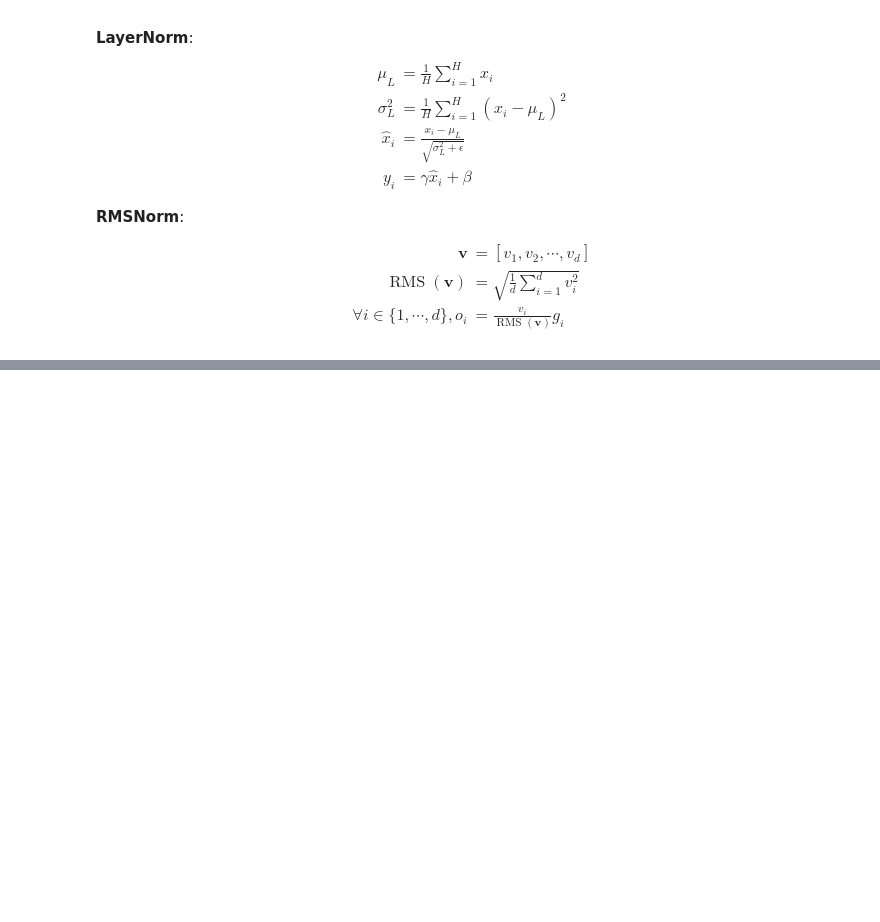
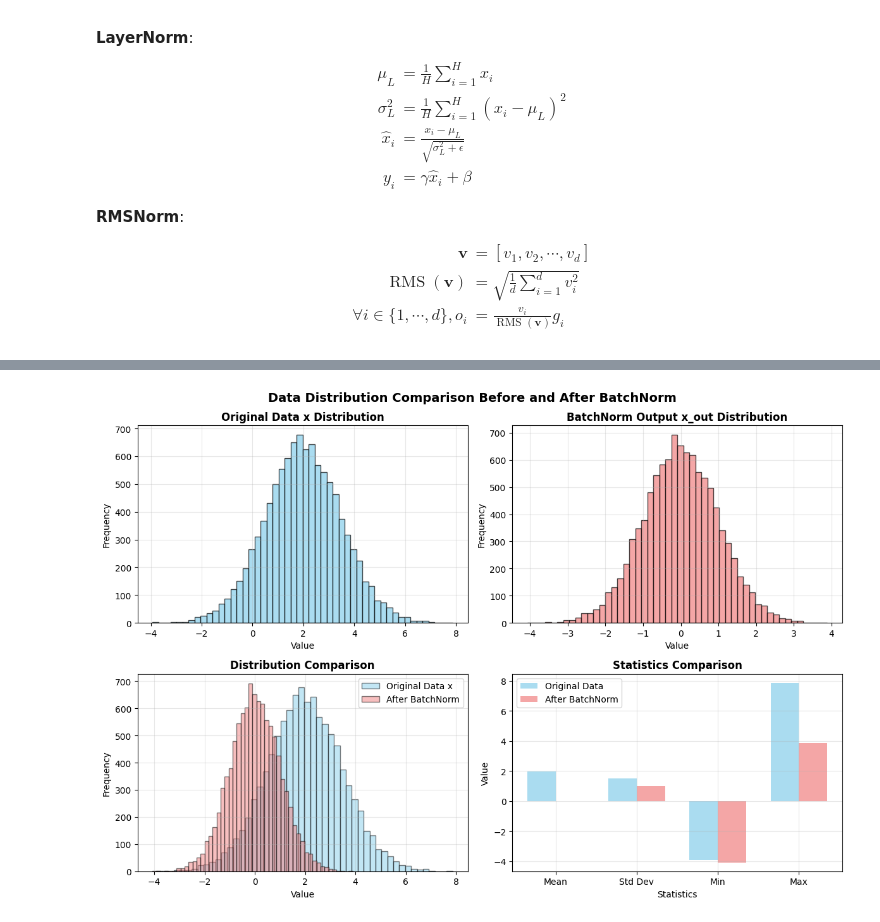
Before and after one commit to KLGR123/KLGR123.github.io, a Jupyter notebook: assets/jupyter/modern-arch/norm.ipynb, the cells around one changed output, grey strips where cells are left out. Saved outputs shown, nothing was run; the diff lists cells and outputs as text; code cells hidden in the pictures; blank space fills up the shorter version.

```diff
--- a/assets/jupyter/modern-arch/norm.ipynb
+++ b/assets/jupyter/modern-arch/norm.ipynb
@@ -132,0 +32,9 @@ Variance after BatchNorm: 1.052619
+# %%
+import torch
+import torch.nn as nn
+
+batch_size = 2
+seq_len = 10
+hidden_dim = 512
+
+x = torch.randn(batch_size, seq_len, hidden_dim) * 1.5 + 2.0
@@ -132,0 +48,4 @@ Variance after BatchNorm: 1.052619
+# %%
+layer_norm = nn.LayerNorm(hidden_dim)
+x_out = layer_norm(x)
+x_out.shape
@@ -132,0 +54,76 @@ Variance after BatchNorm: 1.052619
+# %%
+import matplotlib.pyplot as plt
+import numpy as np
+
+fig, axes = plt.subplots(2, 2, figsize=(12, 8))
+
+# Original data x distribution
+x_flat = x.flatten().detach().numpy()
+axes[0, 0].hist(x_flat, bins=50, alpha=0.7, color='skyblue', edgecolor='black')
+axes[0, 0].set_title('Original Data x Distribution', fontsize=12, fontweight='bold')
+axes[0, 0].set_xlabel('Value')
+axes[0, 0].set_ylabel('Frequency')
+axes[0, 0].grid(True, alpha=0.3)
+
+# BatchNorm output x_out distribution
+x_bn_flat = x_out.flatten().detach().numpy()
+axes[0, 1].hist(x_bn_flat, bins=50, alpha=0.7, color='lightcoral', edgecolor='black')
+axes[0, 1].set_title('BatchNorm Output x_out Distribution', fontsize=12, fontweight='bold')
+axes[0, 1].set_xlabel('Value')
+axes[0, 1].set_ylabel('Frequency')
+axes[0, 1].grid(True, alpha=0.3)
+
+# Distribution comparison
+axes[1, 0].hist(x_flat, bins=50, alpha=0.5, color='skyblue', label='Original Data x', edgecolor='black')
+axes[1, 0].hist(x_bn_flat, bins=50, alpha=0.5, color='lightcoral', label='After BatchNorm', edgecolor='black')
+axes[1, 0].set_title('Distribution Comparison', fontsize=12, fontweight='bold')
+axes[1, 0].set_xlabel('Value')
+axes[1, 0].set_ylabel('Frequency')
+axes[1, 0].legend()
+axes[1, 0].grid(True, alpha=0.3)
+
+# Statistics comparison
+stats_data = {
+    'Mean': [x_flat.mean(), x_bn_flat.mean()],
+    'Std Dev': [x_flat.std(), x_bn_flat.std()],
+    'Min': [x_flat.min(), x_bn_flat.min()],
+    'Max': [x_flat.max(), x_bn_flat.max()]
+}
+
+x_pos = np.arange(len(stats_data))
+width = 0.35
+
+for i, (stat_name, values) in enumerate(stats_data.items()):
+    axes[1, 1].bar(i - width/2, values[0], width, label='Original Data' if i == 0 else "",
+                   color='skyblue', alpha=0.7)
+    axes[1, 1].bar(i + width/2, values[1], width, label='After BatchNorm' if i == 0 else "",
+                   color='lightcoral', alpha=0.7)
+
+axes[1, 1].set_title('Statistics Comparison', fontsize=12, fontweight='bold')
+axes[1, 1].set_xlabel('Statistics')
+axes[1, 1].set_ylabel('Value')
+axes[1, 1].set_xticks(x_pos)
+axes[1, 1].set_xticklabels(stats_data.keys())
+axes[1, 1].legend()
+axes[1, 1].grid(True, alpha=0.3)
+
+plt.tight_layout()
+plt.suptitle('Data Distribution Comparison Before and After BatchNorm', fontsize=14, fontweight='bold', y=1.02)
+plt.show()
+
+# Print detailed statistics
+print(f"Original data x:")
+print(f"  Shape: {x.shape}")
+print(f"  Mean: {x_flat.mean():.6f}")
+print(f"  Std Dev: {x_flat.std():.6f}")
+print(f"  Min: {x_flat.min():.6f}")
+print(f"  Max: {x_flat.max():.6f}")
+
+print(f"\nAfter BatchNorm x_out:")
+print(f"  Shape: {x_out.shape}")
+print(f"  Mean: {x_bn_flat.mean():.6f}")
+print(f"  Std Dev: {x_bn_flat.std():.6f}")
+print(f"  Min: {x_bn_flat.min():.6f}")
+print(f"  Max: {x_bn_flat.max():.6f}")
+# %% [output]
+[figure, added]
```
Also changed, not shown: parts of 8 cells of this notebook, 18 other files.
